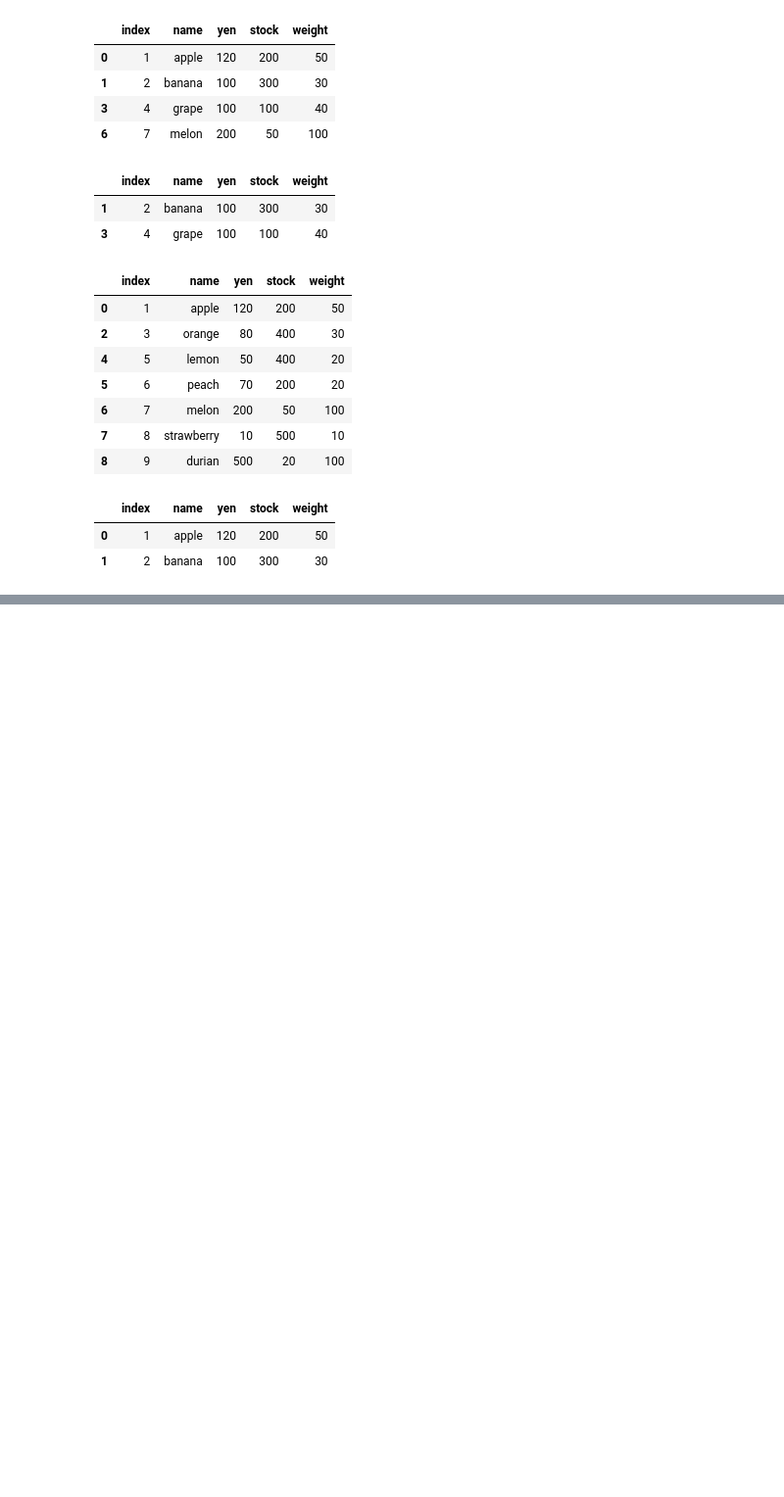
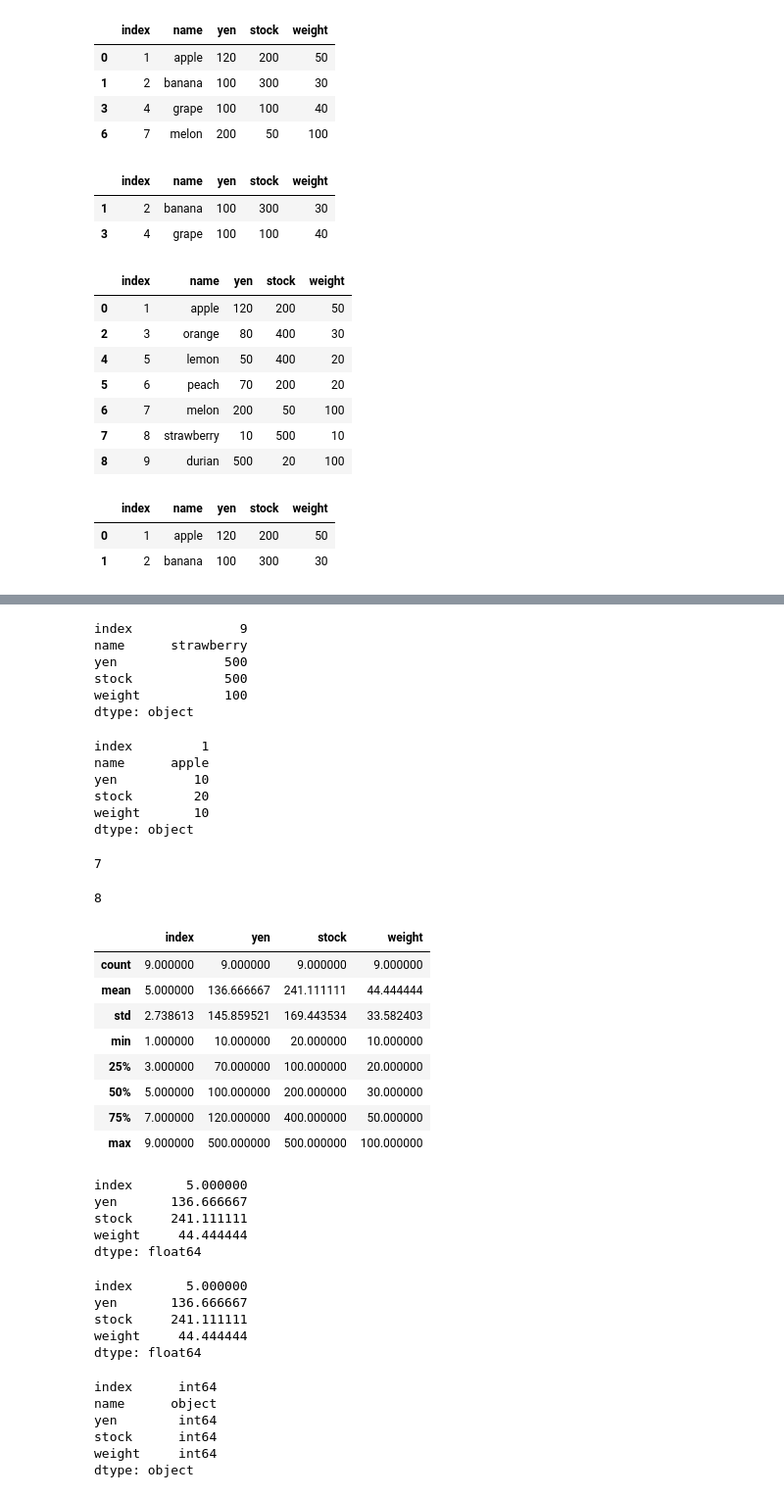
Before and after one commit to WAT36/python, a Jupyter notebook: cheatsheet/pandas.ipynb, the cells around one changed output, grey strips where cells are left out. Shown at 98% size. Cells and saved outputs as stored; diff of their text form; code cells hidden in the pictures; blank space fills up the shorter version.

```diff
--- a/cheatsheet/pandas.ipynb
+++ b/cheatsheet/pandas.ipynb
@@ -311,0 +435,71 @@ df.query('name in ["apple","banana"]')
+# %%
+#列方向の最大値
+df.max()
+# %% [output]
+index              9
+name      strawberry
+yen              500
+stock            500
+weight           100
+dtype: object
+# %%
+#列方向の最小値
+df.min()
+# %% [output]
+index         1
+name      apple
+yen          10
+stock        20
+weight       10
+dtype: object
+# %%
+#yen列で最小値の行番号(index)を取得
+df['yen'].idxmin()
+# %% [output]
+7
+# %%
+#yen列で最大値の行番号(index)を取得
+df['yen'].idxmax()
+# %% [output]
+8
+# %%
+#各列(数値)の要素数、平均値、標準偏差、最小値、四分位数、最大値を表示
+df.describe()
+# %% [output]
+|  | index | yen | stock | weight |
+| count | 9.000000 | 9.000000 | 9.000000 | 9.000000 |
+| mean | 5.000000 | 136.666667 | 241.111111 | 44.444444 |
+| std | 2.738613 | 145.859521 | 169.443534 | 33.582403 |
+| min | 1.000000 | 10.000000 | 20.000000 | 10.000000 |
+| 25% | 3.000000 | 70.000000 | 100.000000 | 20.000000 |
+| 50% | 5.000000 | 100.000000 | 200.000000 | 30.000000 |
+| 75% | 7.000000 | 120.000000 | 400.000000 | 50.000000 |
+| max | 9.000000 | 500.000000 | 500.000000 | 100.000000 |
+# %%
+#各列(数値)の平均値の取得
+df.mean()
+# %% [output]
+index       5.000000
+yen       136.666667
+stock     241.111111
+weight     44.444444
+dtype: float64
+# %%
+#各列(数値)の中央値の取得
+df.mean()
+# %% [output]
+index       5.000000
+yen       136.666667
+stock     241.111111
+weight     44.444444
+dtype: float64
+# %%
+#各列のデータ型を表示
+df.dtypes
+# %% [output]
+index      int64
+name      object
+yen        int64
+stock      int64
+weight     int64
+dtype: object
```
Also changed, not shown: parts of 16 cells of this notebook.
